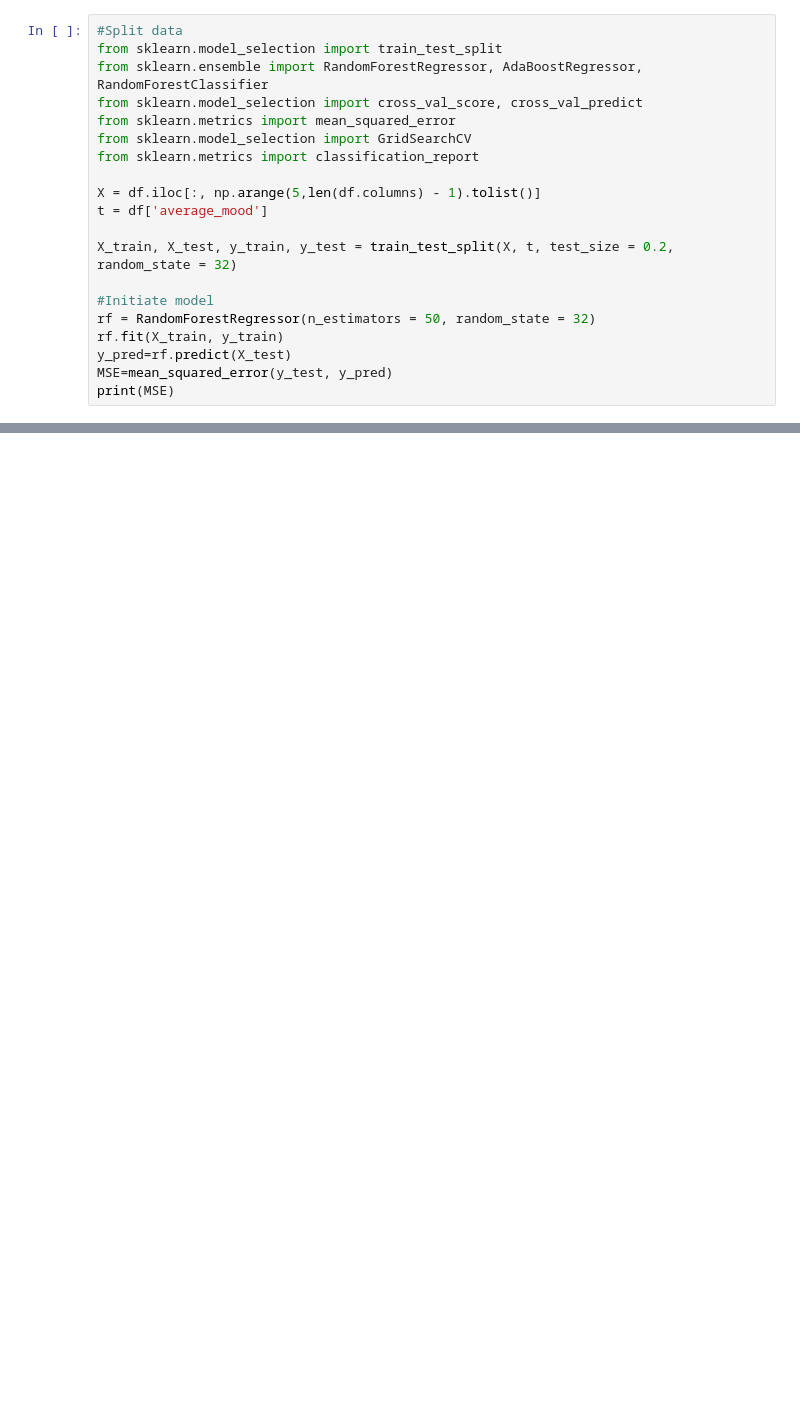
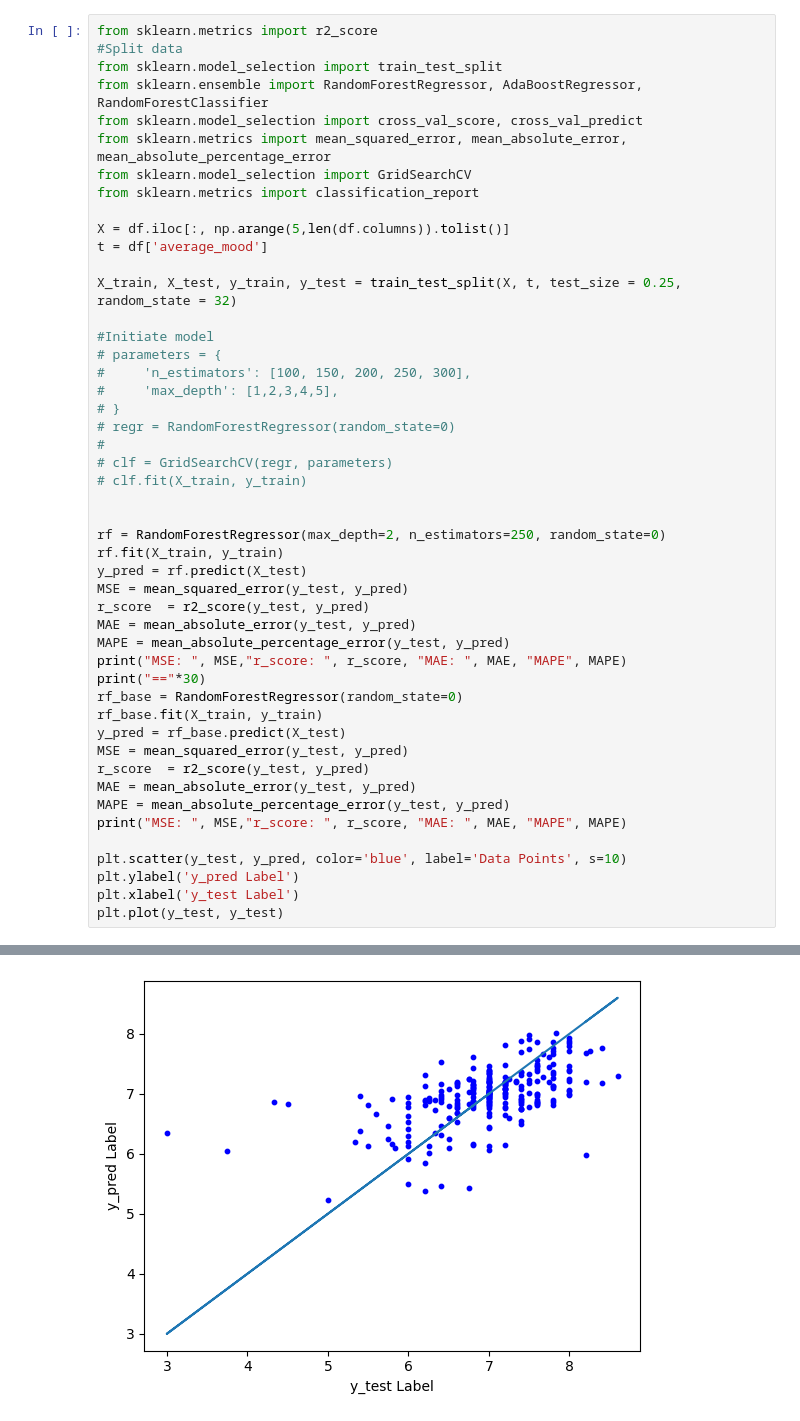
Before and after one commit to brzsrc/data_mining, a Jupyter notebook: assignment/RF and AdaBoost.ipynb, the cells around one changed output, grey strips where cells are left out. Saved outputs shown, nothing was run; the diff lists cells and outputs as text; blank space fills up the shorter version.

```diff
--- a/assignment/RF and AdaBoost.ipynb
+++ b/assignment/RF and AdaBoost.ipynb
@@ -31,21 +30,49 @@ print(df.head())
 # %%
+from sklearn.metrics import r2_score
 #Split data
 from sklearn.model_selection import train_test_split
 from sklearn.ensemble import RandomForestRegressor, AdaBoostRegressor, RandomForestClassifier
 from sklearn.model_selection import cross_val_score, cross_val_predict
-from sklearn.metrics import mean_squared_error
+from sklearn.metrics import mean_squared_error, mean_absolute_error, mean_absolute_percentage_error
 from sklearn.model_selection import GridSearchCV
 from sklearn.metrics import classification_report
 
-X = df.iloc[:, np.arange(5,len(df.columns) - 1).tolist()]
+X = df.iloc[:, np.arange(5,len(df.columns)).tolist()]
 t = df['average_mood']
 
-X_train, X_test, y_train, y_test = train_test_split(X, t, test_size = 0.2, random_state = 32)
+X_train, X_test, y_train, y_test = train_test_split(X, t, test_size = 0.25, random_state = 32)
 
 #Initiate model
-rf = RandomForestRegressor(n_estimators = 50, random_state = 32)
+# parameters = {
+#     'n_estimators': [100, 150, 200, 250, 300],
+#     'max_depth': [1,2,3,4,5],
+# }
+# regr = RandomForestRegressor(random_state=0)
+#
+# clf = GridSearchCV(regr, parameters)
+# clf.fit(X_train, y_train)
+
+
+rf = RandomForestRegressor(max_depth=2, n_estimators=250, random_state=0)
 rf.fit(X_train, y_train)
-y_pred=rf.predict(X_test)
-MSE=mean_squared_error(y_test, y_pred)
-print(MSE)
+y_pred = rf.predict(X_test)
+MSE = mean_squared_error(y_test, y_pred)
+r_score  = r2_score(y_test, y_pred)
+MAE = mean_absolute_error(y_test, y_pred)
+MAPE = mean_absolute_percentage_error(y_test, y_pred)
+print("MSE: ", MSE,"r_score: ", r_score, "MAE: ", MAE, "MAPE", MAPE)
+print("=="*30)
+rf_base = RandomForestRegressor(random_state=0)
+rf_base.fit(X_train, y_train)
+y_pred = rf_base.predict(X_test)
+MSE = mean_squared_error(y_test, y_pred)
+r_score  = r2_score(y_test, y_pred)
+MAE = mean_absolute_error(y_test, y_pred)
+MAPE = mean_absolute_percentage_error(y_test, y_pred)
+print("MSE: ", MSE,"r_score: ", r_score, "MAE: ", MAE, "MAPE", MAPE)
+
+plt.scatter(y_test, y_pred, color='blue', label='Data Points', s=10)
+plt.ylabel('y_pred Label')
+plt.xlabel('y_test Label')
+plt.plot(y_test, y_test)
 # %% [output]
@@ -53,3 +83,4 @@ print(MSE)
+[figure, added]
 # %%
 #Feature importance
 feature_importance = pd.DataFrame(rf.feature_importances_,
```
Also changed, not shown: parts of 5 cells of this notebook, 52 other files.
